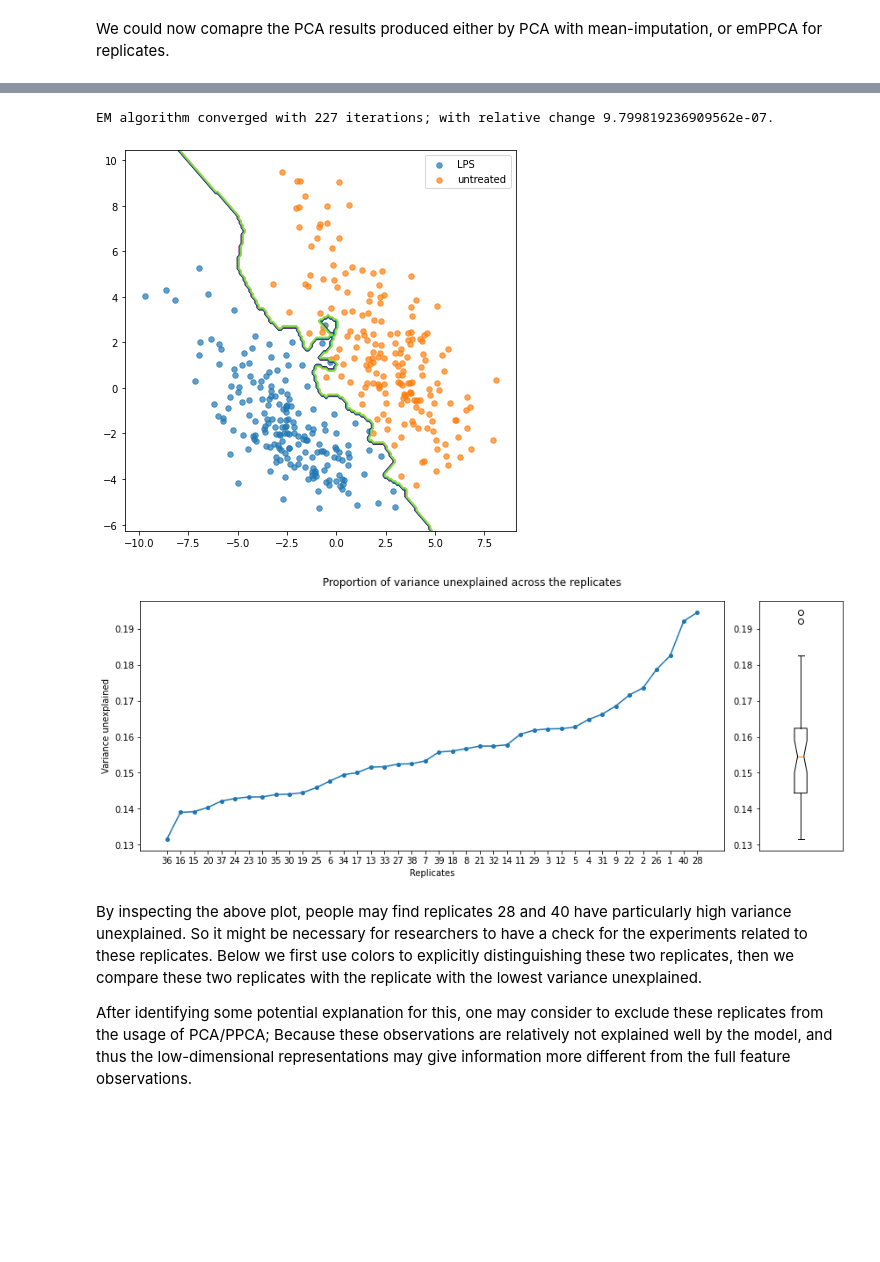
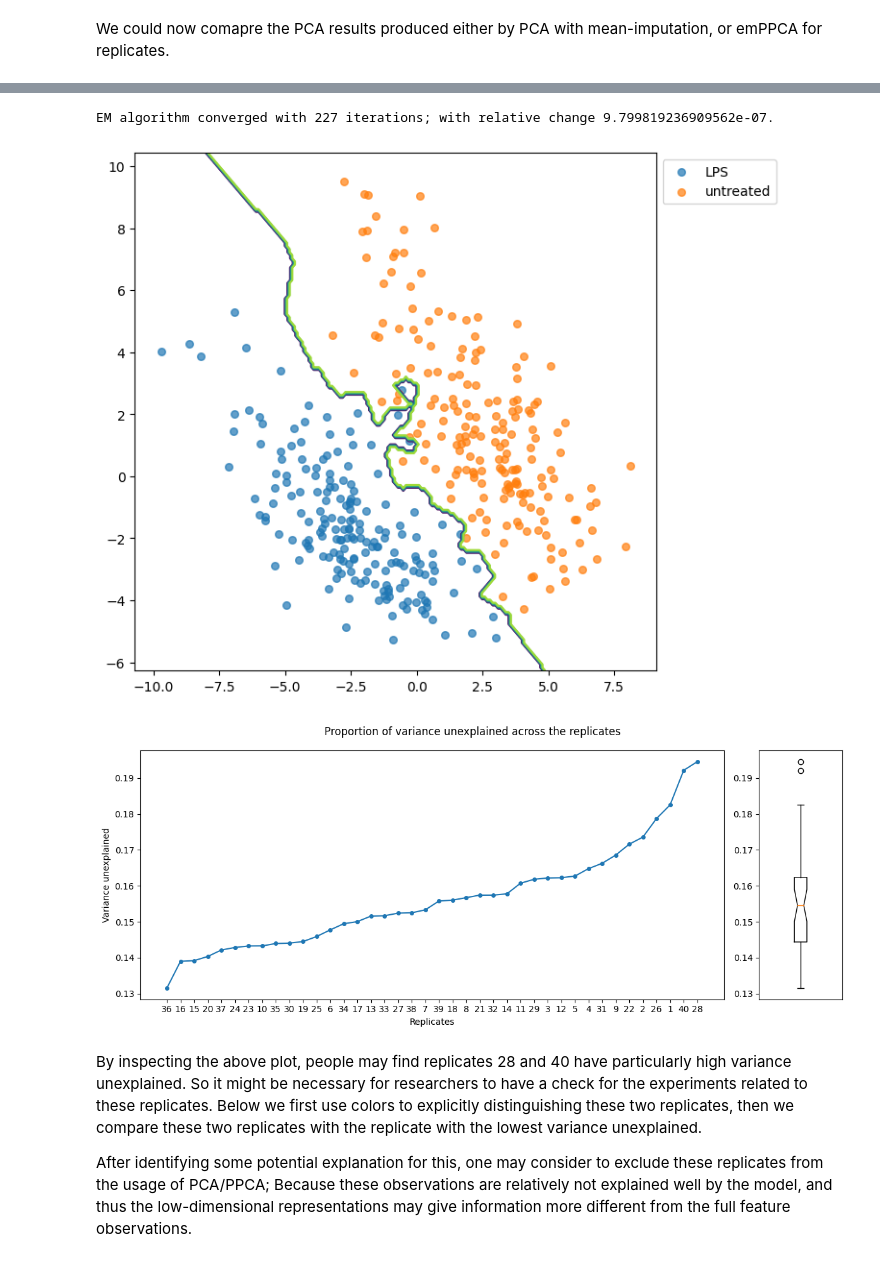
Before and after one commit to wenjie-fan/replicatePPCA, a Jupyter notebook: vignettes/emPPCA examples.ipynb, the cells around one changed output, grey strips where cells are left out. Drawn from its saved outputs; the diff is of its cells as text; code cells hidden in the pictures; blank space fills up the shorter version.

```diff
--- a/vignettes/emPPCA examples.ipynb
+++ b/vignettes/emPPCA examples.ipynb
@@ -31,16 +39,19 @@ np.random.seed(123)
 R = 4
 name_rep = []
 Y = []
+perturb = []
 scale = 3 / (R-1)
 for r in range(R):
-    current_rep = virus + np.random.normal(loc=0.0, scale=scale*r, size=virus.shape) # Add random perturbation
+    perturb.append(np.random.normal(loc=0.0, scale=scale*r, size=virus.shape))
+    current_rep = virus + perturb[r] # Add random perturbation
     mask = np.random.choice([True, False], size=virus.shape, p=[0.2, 0.8]) # Create mask for matrix entries
     current_rep = np.where(mask, np.nan, current_rep) # Set each entry missing at the probability of 20%
     Y.append(current_rep) # Append the current replicate to the list
 
 # Concatenate replicates to standardise together
 Y_concat = np.concatenate(Y)
-Y_concat = StandardScaler().fit_transform(Y_concat)
+scaler_nan = StandardScaler()
+Y_concat = scaler_nan.fit_transform(Y_concat)
 
 # Split replicates back to the required form
 counter = 0
@@ -120,0 +160,33 @@ The dataset has full observations, hence the abundance plot is not representativ
+# %%
+# Compare replicate 1 here
+r = 1
+# Perform PCA with 28-NN imputation, and get its reconstruction
+Y_imputed = KNNImputer(n_neighbors=k+1).fit_transform(np.concatenate(Y))
+scaler_pca = StandardScaler()
+Y_imputed_std = scaler_pca.fit_transform(Y_imputed)
+pca = PCA(n_components=2)
+X_pca = pca.fit_transform(Y_imputed_std)
+recon_pca = pca.inverse_transform(X_pca)
+recon_pca = scaler_pca.inverse_transform(recon_pca)
+recon_pca = scaler_nan.inverse_transform(recon_pca)
+# Reconstruction of emPPCA
+recon_emppca = scaler_nan.inverse_transform(tobomovirus.recon[r-1])
+
+# Along the most variate features
+fig, ax = plt.subplots(1,2, figsize=(12,5))
+plt.tight_layout(pad=3)
+x, y = np.argsort(np.std(virus, axis=0))[-2:] # The features of maximum variance
+ax[0].scatter(virus[:, x], virus[:, y], label='Original data', c='r')
+ax[0].scatter(recon_pca[38*(r-1):38*r, x], recon_pca[38*(r-1):38*r, y], label='PCA', alpha=0.6)
+ax[0].scatter(recon_emppca[:,x], recon_emppca[:,y], label='emPPCA', alpha=0.6)
+ax[0].set_title('Along the most variate features')
+
+# Along the least variate features
+x, y = np.argsort(np.std(virus, axis=0))[:2] # The features of maximum variance
+ax[1].scatter(virus[:, x], virus[:, y], label='Original data', c='r')
+ax[1].scatter(recon_pca[38*(r-1):38*r, x], recon_pca[38*(r-1):38*r, y], label='PCA', alpha=0.6)
+ax[1].scatter(recon_emppca[:,x], recon_emppca[:,y], label='emPPCA', alpha=0.6)
+ax[1].set_title('Along the least variate features')
+
+# Make the legend
+fig.legend(loc='center left', bbox_to_anchor=(0.98, 0.5));
@@ -228,6 +302,6 @@ for r in range(R):
 # emPPCA
 pSCoPE = emPPCA(Y=Y, q=2, label=label_rep)
 pSCoPE.fit()
-pSCoPE.X_plot(compare='class', NN=True, name='pSCoPE_compare')
+pSCoPE.X_plot(compare='class', NN=True, name='pSCoPE_compare', separate_legend=True)
 pSCoPE.variance_plot()
 # %% [output]
@@ -235,5 +309,5 @@ pSCoPE.variance_plot()
 EM algorithm converged with 227 iterations; with relative change 9.799819236909562e-07.
-[figure, old version]
+[figure, new version]
 [figure]
 # %% [markdown]
 By inspecting the above plot, people may find replicates 28 and 40 have particularly high variance unexplained. So it might be necessary for researchers to have a check for the experiments related to these replicates. Below we first use colors to explicitly distinguishing these two replicates, then we compare these two replicates with the replicate with the lowest variance unexplained.
```
Also changed, not shown: parts of 26 cells of this notebook, 42 other files.
